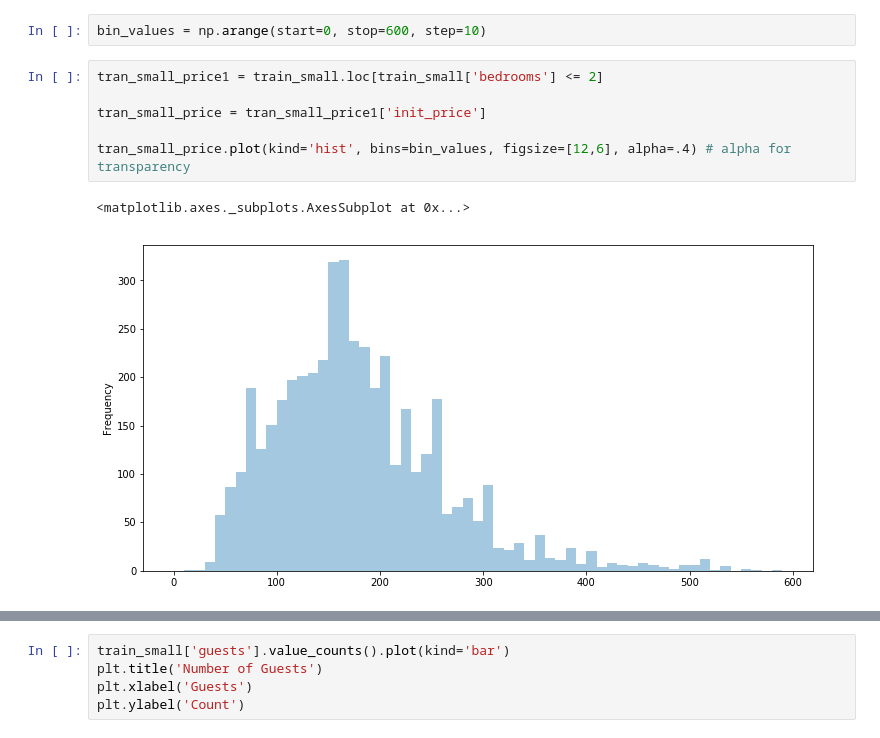
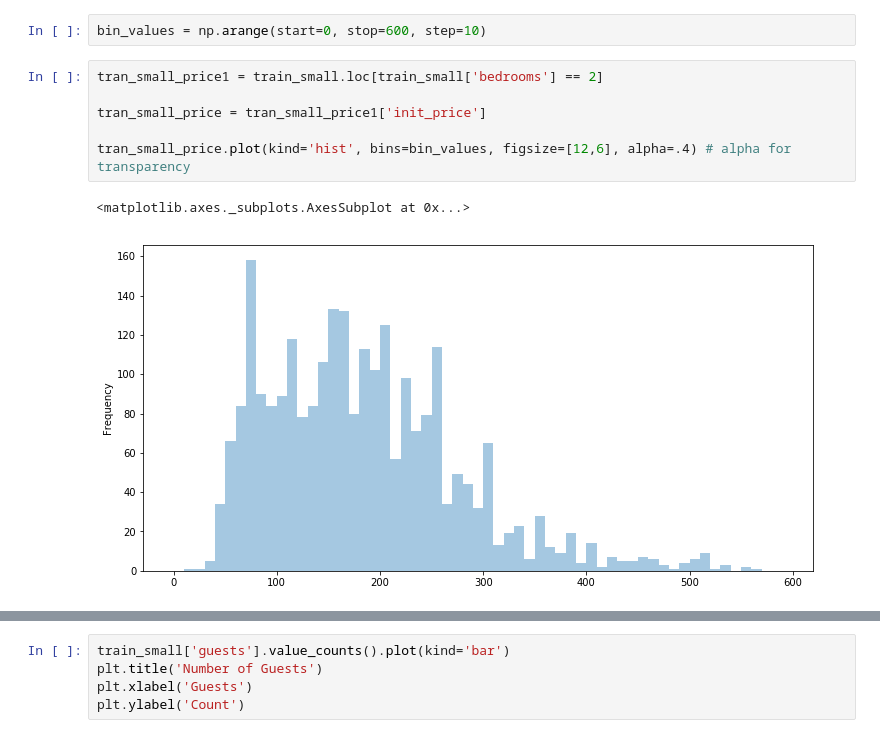
Before and after one commit to Mitoflyboy/scraping, a Jupyter notebook: stayz_analysis/Stayz_Analysis.ipynb, the cells around one changed output, grey strips where cells are left out. Saved outputs shown, nothing was run; the diff lists cells and outputs as text.

```diff
--- a/stayz_analysis/Stayz_Analysis.ipynb
+++ b/stayz_analysis/Stayz_Analysis.ipynb
@@ -85,14 +85,14 @@ train_small.describe()
 # %%
 bin_values = np.arange(start=0, stop=600, step=10)
 # %%
-tran_small_price1 = train_small.loc[train_small['bedrooms'] <= 2]
+tran_small_price1 = train_small.loc[train_small['bedrooms'] == 2]
 
 tran_small_price = tran_small_price1['init_price']
 
 tran_small_price.plot(kind='hist', bins=bin_values, figsize=[12,6], alpha=.4) # alpha for transparency
 # %% [output]
 <matplotlib.axes._subplots.AxesSubplot at 0x...>
-[figure, old version]
+[figure, new version]
 # %%
 ts1 = train_small.pivot_table(columns='guests', values='init_price')
 ts1.plot(kind='box', figsize=[12,6], legend=True) # alpha for transparency
```
Also changed, not shown: parts of 7 cells of this notebook, 2 other files.
